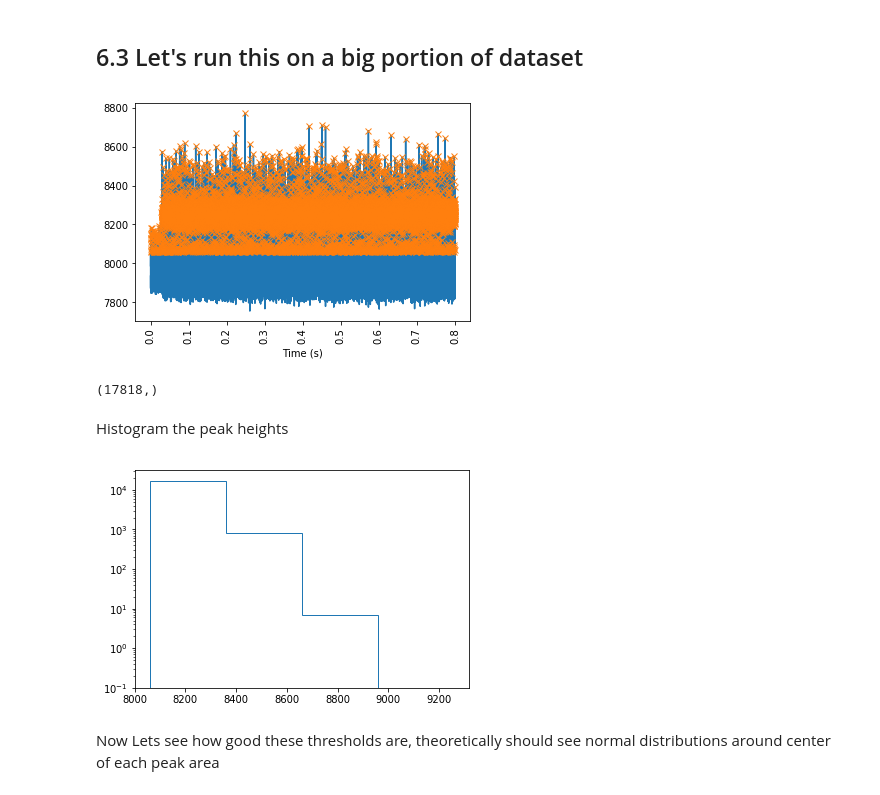
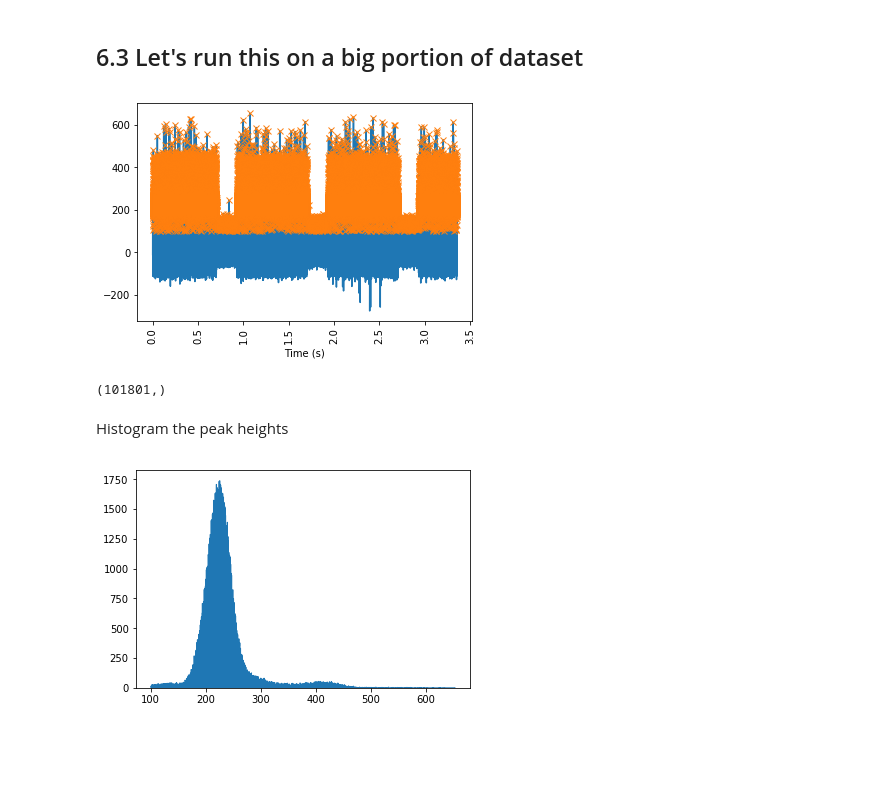
Before and after one commit to syedm101/photon-counting, a Jupyter notebook: Basic Peak Analysis Pileup.ipynb, the cells around one changed output. Cells and saved outputs as stored; diff of their text form; code cells hidden in the pictures; blank space fills up the shorter version.

```diff
--- a/Basic Peak Analysis Pileup.ipynb
+++ b/Basic Peak Analysis Pileup.ipynb
@@ -14,9 +14,13 @@ matA['T1'].shape
 # %% [output]
 (1, 16777216)
 # %%
-x1 = mat16A['T1'][0,:]
-y1 = mat16A['Y1'][0,:]
+x1 = matA['T1'][0,:]
+y1 = matA['Y1'][0,:]
 # %%
+y1 = y1.astype(float)
+print(np.mean(y1))
+y1 -= np.mean(y1)
+
 plt.plot(x1[:10000],y1[:10000])
 plt.show()
 # %% [output]
@@ -160,33 +107,29 @@ peaks.shape
 # %%
 16777216
 
-x1mass = x1[:4000000]
-y1mass = y1[:4000000]
+x1mass = x1
+y1mass = y1
 
-peaks, _ = find_peaks(y1mass, height=8060,distance=15) #peaks are the x indices
+peaks, _ = find_peaks(y1mass, height=100,distance=10,prominence=50) #peaks are the x indices
 
 # plot graph with detected peaks over it
 plt.plot(x1mass,y1mass)
 plt.plot(x1mass[peaks], y1mass[peaks], "x")
 
 #formatting
 plt.xticks(rotation='vertical')
 #plt.ticklabel_format(style='sci', axis='x', scilimits=(0,0))
 plt.xlabel("Time (s)")
 plt.show()
 peaks.shape
 # %% [output]
-[figure, old version]
+[figure, new version]
-(17818,)
+(101801,)
 # %% [markdown]
 Histogram the peak heights
 # %%
 peak_heights = y1mass[peaks]
-
-# bin according to the thresholds I projected before
-plt.hist(peak_heights, bins=[8060,8360,8660,8960,9260], log=True,histtype='step')
+plt.hist(peak_heights, bins=1000, log=False,histtype='step')
 plt.show()
 # %% [output]
-[figure, old version]
+[figure, new version]
-# %% [markdown]
-Now Lets see how good these thresholds are, theoretically should see normal distributions around center of each peak area
```
Also changed, not shown: parts of 33 cells of this notebook, 3 other files.
